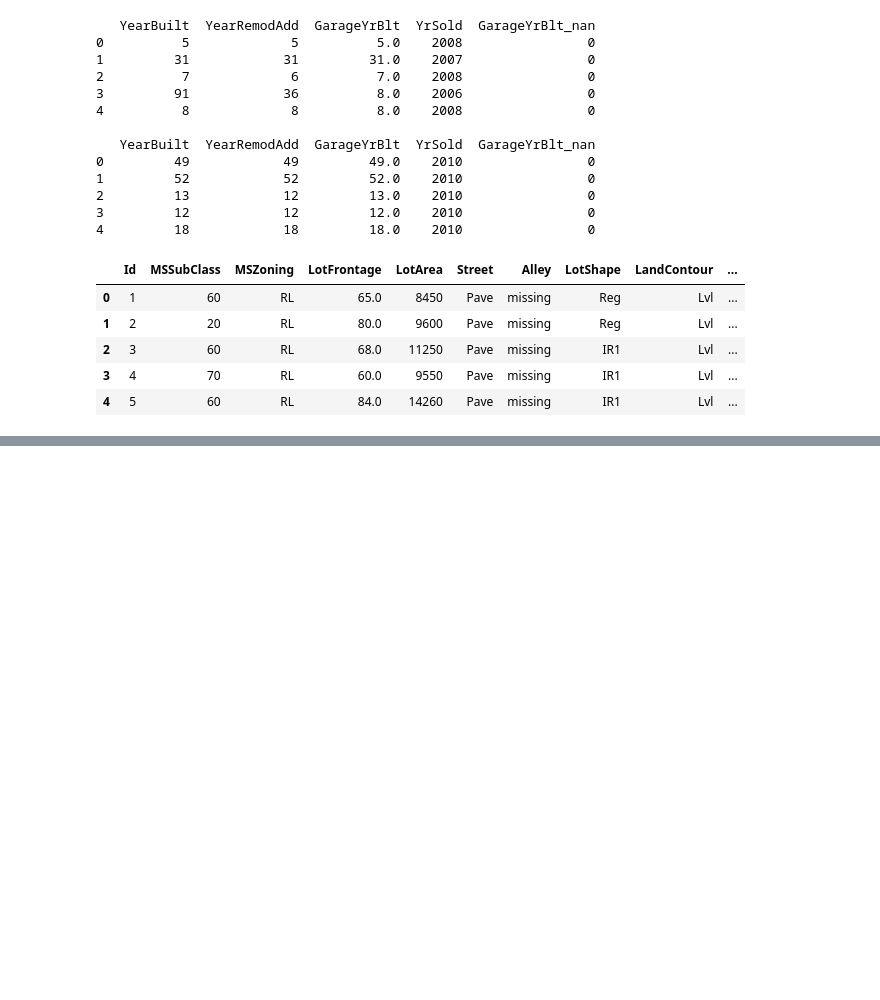
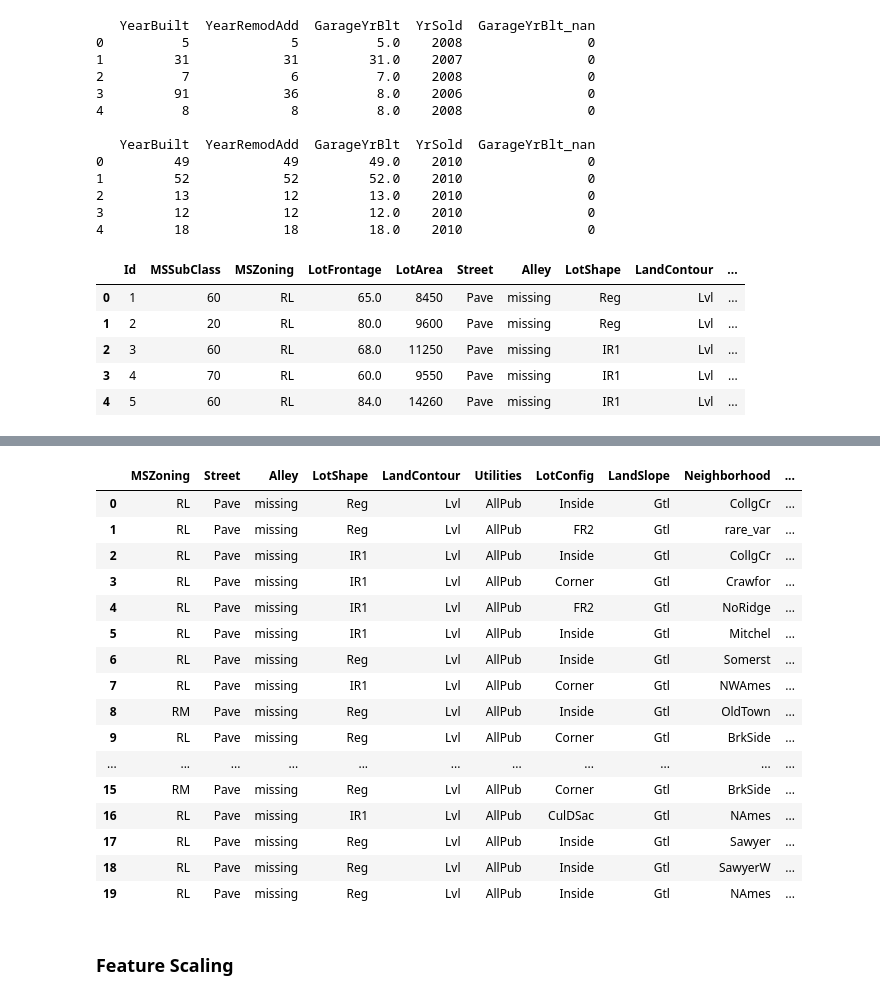
Before and after one commit to ShahulHam33d/House_price_prediction, a Jupyter notebook: FE-House_price_prediction.ipynb, the cells around one changed output, grey strips where cells are left out. Cells and saved outputs as stored; diff of their text form; code cells hidden in the pictures; blank space fills up the shorter version.

```diff
--- a/FE-House_price_prediction.ipynb
+++ b/FE-House_price_prediction.ipynb
@@ -234,0 +250,9 @@ df_train.head()
+# %%
+#recall EDA applying log normal distribution on features which has no 0 values in it
+temp = [feature for feature in df_train.columns if df_train[feature].dtype!="O"
+                and 0 not in df_train[feature].unique() and len(df_train[feature].unique()) > 25]
+print(df_train[temp].head())
+
+temp2 = [feature for feature in df_test.columns if df_test[feature].dtype!="O"
+                and 0 not in df_test[feature].unique() and len(df_test[feature].unique()) > 25]
+print(df_test[temp2].head())
@@ -234,0 +272,8 @@ df_train.head()
+# %%
+tr_num_features = [feature for feature in temp if feature != "Id"]
+for feature in tr_num_features:
+    df_train[feature] = np.log(df_train[feature])
+
+tt_num_features = [feature for feature in temp2 if feature != "Id"]
+for feature in tt_num_features:
+    df_test[feature] = np.log(df_test[feature])
@@ -234,0 +292,5 @@ df_train.head()
+# %%
+tr_cat_features = [feature for feature in df_train.columns if df_train[feature].dtype == "O"]
+tt_cat_features = [feature for feature in df_test.columns if df_test[feature].dtype == "O"]
+print("no of columns: ",len(tr_cat_features))
+df_train[tr_cat_features].head()
@@ -234,0 +305,26 @@ df_train.head()
+# %%
+for feature in tr_cat_features:
+    temp = df_train.groupby(feature)["SalePrice"].count()/len(df_train)
+    temp_df = temp[temp > 0.01].index # only indices which contains less than 1% are assigned to tem_df
+    df_train[feature] = np.where(df_train[feature].isin(temp_df),df_train[feature],"rare_var")
+df_train[tr_cat_features].head(20)
+# %% [output]
+|  | MSZoning | Street | Alley | LotShape | LandContour | Utilities | LotConfig | LandSlope | Neighborhood | ... |
+| 0 | RL | Pave | missing | Reg | Lvl | AllPub | Inside | Gtl | CollgCr | ... |
+| 1 | RL | Pave | missing | Reg | Lvl | AllPub | FR2 | Gtl | rare_var | ... |
+| 2 | RL | Pave | missing | IR1 | Lvl | AllPub | Inside | Gtl | CollgCr | ... |
+| 3 | RL | Pave | missing | IR1 | Lvl | AllPub | Corner | Gtl | Crawfor | ... |
+| 4 | RL | Pave | missing | IR1 | Lvl | AllPub | FR2 | Gtl | NoRidge | ... |
+| 5 | RL | Pave | missing | IR1 | Lvl | AllPub | Inside | Gtl | Mitchel | ... |
+| 6 | RL | Pave | missing | Reg | Lvl | AllPub | Inside | Gtl | Somerst | ... |
+| 7 | RL | Pave | missing | IR1 | Lvl | AllPub | Corner | Gtl | NWAmes | ... |
+| 8 | RM | Pave | missing | Reg | Lvl | AllPub | Inside | Gtl | OldTown | ... |
+| 9 | RL | Pave | missing | Reg | Lvl | AllPub | Corner | Gtl | BrkSide | ... |
+| ... | ... | ... | ... | ... | ... | ... | ... | ... | ... | ... |
+| 15 | RM | Pave | missing | Reg | Lvl | AllPub | Corner | Gtl | BrkSide | ... |
+| 16 | RL | Pave | missing | IR1 | Lvl | AllPub | CulDSac | Gtl | NAmes | ... |
+| 17 | RL | Pave | missing | Reg | Lvl | AllPub | Inside | Gtl | Sawyer | ... |
+| 18 | RL | Pave | missing | Reg | Lvl | AllPub | Inside | Gtl | SawyerW | ... |
+| 19 | RL | Pave | missing | Reg | Lvl | AllPub | Inside | Gtl | NAmes | ... |
+# %% [markdown]
+### Feature Scaling
```
Also changed, not shown: parts of 10 cells of this notebook.
